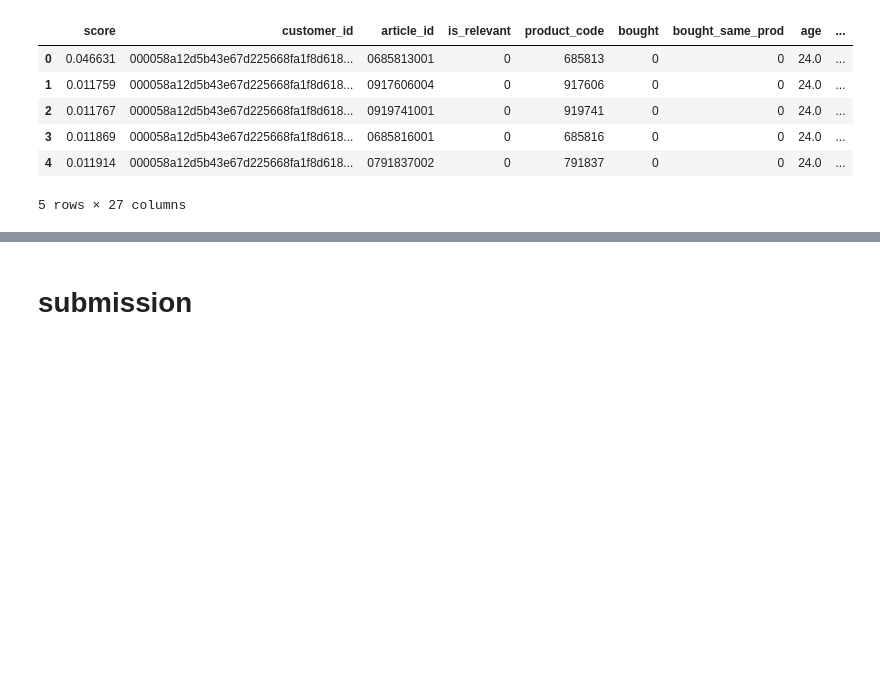
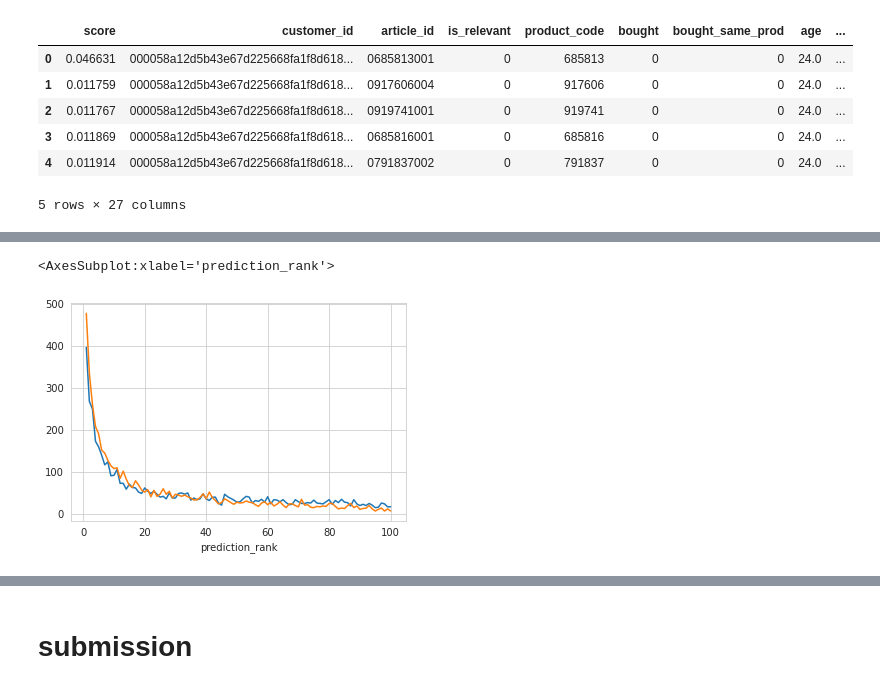
Before and after one commit to stameser/kaggle-hm, a Jupyter notebook: notebooks/catboost_ranker.ipynb, the cells around one changed output, grey strips where cells are left out. Cells and saved outputs as stored; diff of their text form; code cells hidden in the pictures; blank space fills up the shorter version.

Commit message:
model debug plots + segment indicator

```diff
--- a/notebooks/catboost_ranker.ipynb
+++ b/notebooks/catboost_ranker.ipynb
@@ -125,0 +137,5 @@ candidates.head()
+# %%
+last_transactions = filter_data(df, from_date='2020-08-01', to_date='2020-09-08')
+
+candidates = calc_features(candidates, last_transactions, c, items)
+candidates.head()
@@ -126,5 +149,5 @@ candidates.head()
 # %%
-old_transactions = filter_data(df, from_date='2020-08-01', to_date='2020-08-31')
+old_transactions = filter_data(df, from_date='2020-08-01', to_date='2020-09-08')
 item_stats = get_item_stats(old_transactions, '2020-09-08')
 candidates = candidates.merge(item_stats, on='article_id', how='left')
 # %%
@@ -137,6 +160,9 @@ candidates.head()
 | 3 | 0.011869 | 000058a12d5b43e67d225668fa1f8d618... | 0685816001 | 0 | 685816 | 0 | 0 | 24.0 | ... |
 | 4 | 0.011914 | 000058a12d5b43e67d225668fa1f8d618... | 0791837002 | 0 | 791837 | 0 | 0 | 24.0 | ... |
 5 rows × 27 columns
+# %%
+candidates['segment'] = 'old'
+candidates.loc[candidates['customer_id'].isin(t_cust), 'segment'] = 'train'
 # %%
 from sklearn.model_selection import train_test_split
 
@@ -256,3 +285,11 @@ comb['precision'].mean()
+# %%
+test_df['prediction_rank'] = test_df.groupby('customer_id')['prediction'].rank(ascending=False, method='first')
+# %%
+test_df.groupby('score_rank')['is_relevant'].agg(['mean', 'sum']).reset_index().set_index('score_rank')['sum'].plot()
+test_df.groupby('prediction_rank')['is_relevant'].agg(['mean', 'sum']).reset_index().set_index('prediction_rank')['sum'].plot()
+# %% [output]
+<AxesSubplot:xlabel='prediction_rank'>
+[figure, added]
 # %%
 from catboost.utils import eval_metric
 
```
Also changed, not shown: parts of 29 cells of this notebook.
